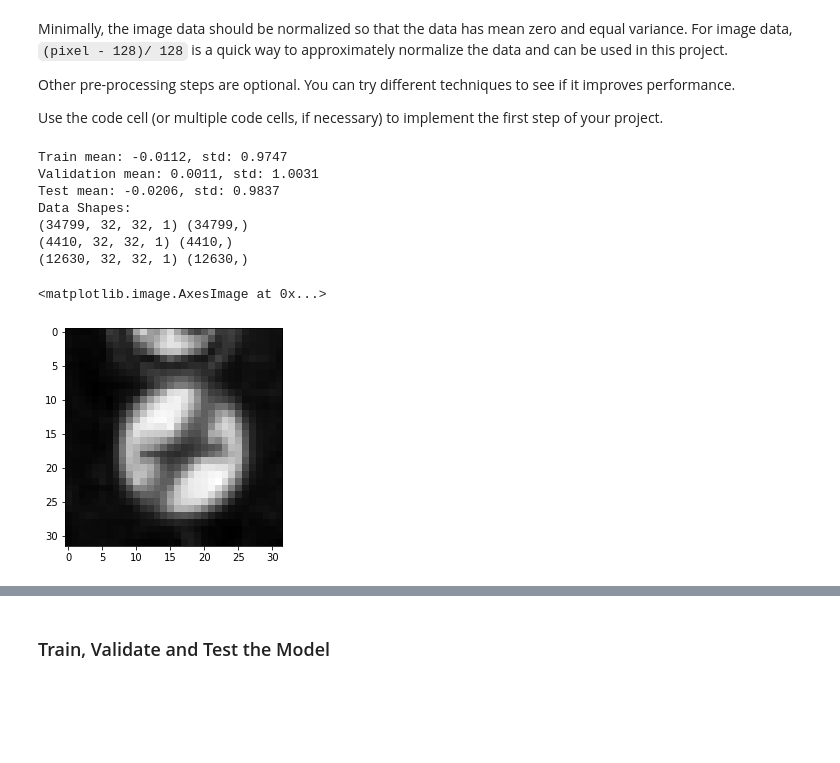
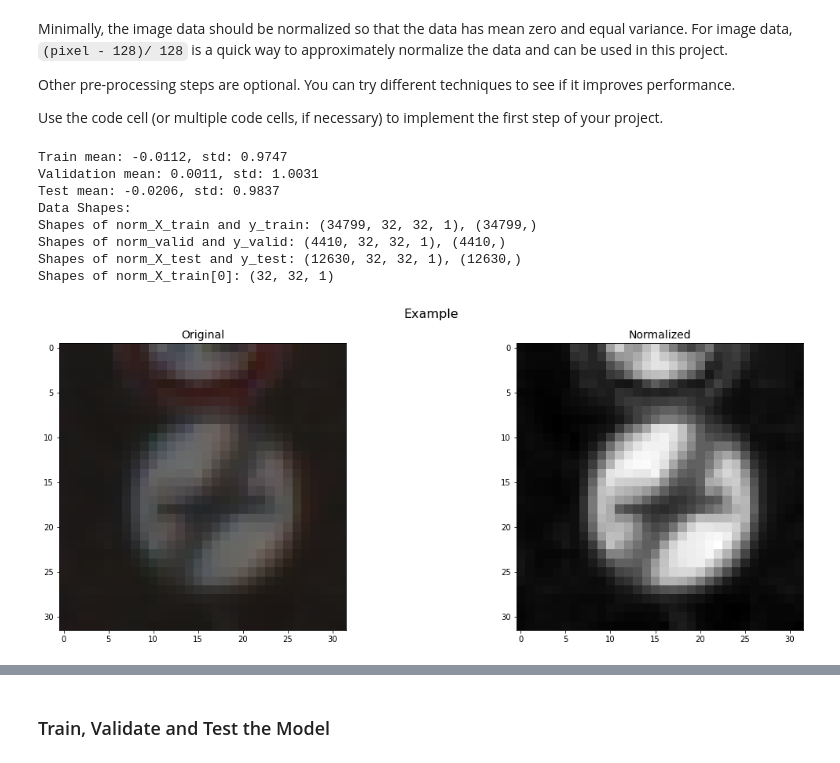
Before and after one commit to adidas9910/CarND-Traffic-Sign-Classifier-Project, a Jupyter notebook: Traffic_Sign_Classifier.ipynb, the cells around one changed output, grey strips where cells are left out. Drawn from its saved outputs; the diff is of its cells as text; code cells hidden in the pictures; blank space fills up the shorter version.

```diff
--- a/Traffic_Sign_Classifier.ipynb
+++ b/Traffic_Sign_Classifier.ipynb
@@ -134,35 +140,49 @@ Use the code cell (or multiple code cells, if necessary) to implement the first
 ### converting to grayscale, etc.
 ### Feel free to use as many code cells as needed.
 import numpy as np
-# Convert RGB to grayscale
-mat_rgb2gray = np.array([[0.299] , [0.587], [0.114]])
-gray_X_train = np.dot(X_train, mat_rgb2gray)
-gray_X_valid = np.dot(X_valid, mat_rgb2gray)
-gray_X_test = np.dot(X_test, mat_rgb2gray)
+def normalize_image(imgs, mu=0.0, std=1.0):
+    mat_rgb2gray = np.array([[0.299] , [0.587], [0.114]])
+    # Convert RGB to grayscale
+    gray_imgs = np.dot(imgs, mat_rgb2gray)
+    # Normalization
+    norm_imgs = (gray_imgs-mu)/std
+
+    return norm_imgs
+
 # Normalization
-# Use mean and std of X_train to prevent data leakage
-norm_X_train = (gray_X_train-np.mean(X_train))/np.std(X_train)
-norm_X_valid = (gray_X_valid-np.mean(X_train))/np.std(X_train)
-norm_X_test = (gray_X_test-np.mean(X_train))/np.std(X_train)
+# Use mean and std of X_train for X_valid and X_test to prevent data leakage
+mu_X_train = np.mean(X_train)
+std_X_train = np.std(X_train)
+norm_X_train = normalize_image(X_train, mu=mu_X_train, std=std_X_train)
+norm_X_valid = normalize_image(X_valid, mu=mu_X_train, std=std_X_train)
+norm_X_test = normalize_image(X_test, mu=mu_X_train, std=std_X_train)
 # %%
-print(r'Train mean: {0:.4f}, std: {1:.4f}'.format(np.mean(norm_X_train), np.std(norm_X_train)))
-print(r'Validation mean: {0:.4f}, std: {1:.4f}'.format(np.mean(norm_X_valid), np.std(norm_X_valid)))
-print(r'Test mean: {0:.4f}, std: {1:.4f}'.format(np.mean(norm_X_test), np.std(norm_X_test)))
+print('Train mean: {0:.4f}, std: {1:.4f}'.format(np.mean(norm_X_train), np.std(norm_X_train)))
+print('Validation mean: {0:.4f}, std: {1:.4f}'.format(np.mean(norm_X_valid), np.std(norm_X_valid)))
+print('Test mean: {0:.4f}, std: {1:.4f}'.format(np.mean(norm_X_test), np.std(norm_X_test)))
 print('Data Shapes:')
-print(norm_X_train.shape, y_train.shape)
-print(norm_X_valid.shape, y_valid.shape)
-print(norm_X_test.shape, y_test.shape)
-
-plt.imshow(norm_X_train[0], cmap='gray')
+print('Shapes of norm_X_train and y_train: {0}, {1}'.format(norm_X_train.shape, y_train.shape))
+print('Shapes of norm_valid and y_valid: {0}, {1}'.format(norm_X_valid.shape, y_valid.shape))
+print('Shapes of norm_X_test and y_test: {0}, {1}'.format(norm_X_test.shape, y_test.shape))
+print('Shapes of norm_X_train[0]: {0}'.format(norm_X_train[0].shape))
 # %% [output]
 Train mean: -0.0112, std: 0.9747
 Validation mean: 0.0011, std: 1.0031
 Test mean: -0.0206, std: 0.9837
 Data Shapes:
-(34799, 32, 32, 1) (34799,)
-(4410, 32, 32, 1) (4410,)
-(12630, 32, 32, 1) (12630,)
+Shapes of norm_X_train and y_train: (34799, 32, 32, 1), (34799,)
+Shapes of norm_valid and y_valid: (4410, 32, 32, 1), (4410,)
+Shapes of norm_X_test and y_test: (12630, 32, 32, 1), (12630,)
+Shapes of norm_X_train[0]: (32, 32, 1)
-<matplotlib.image.AxesImage at 0x...>
-[figure, removed]
+# %%
+fig, ax = plt.subplots(1, 2, figsize=[16,6], constrained_layout=True)
+fig.suptitle('Example', fontsize=16)
+ax[0].imshow(X_train[0])
+ax[0].set_title('Original', fontsize=14)
+ax[1].imshow(norm_X_train[0], cmap='gray')
+ax[1].set_title('Normalized', fontsize=14)
+plt.show()
+# %% [output]
+[figure, added]
 # %% [markdown]
 ### Model Architecture
```
Also changed, not shown: parts of 17 cells of this notebook, 21 other files.
